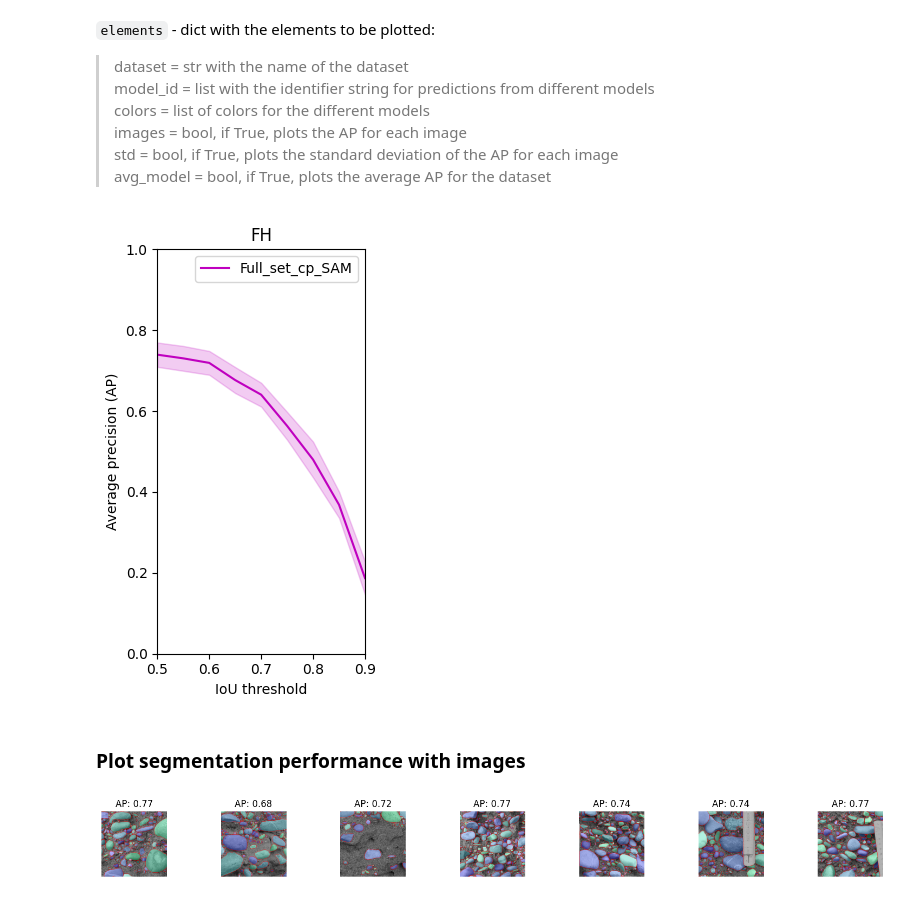
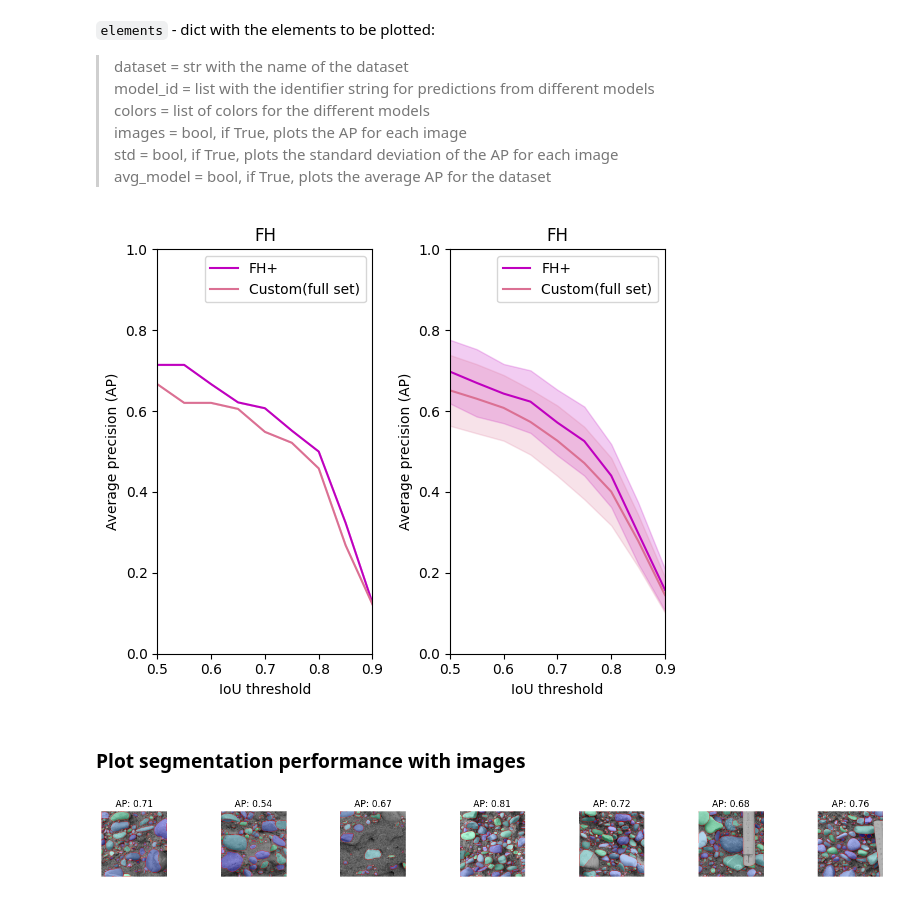
Before and after one commit to fionabyrne101/imagegrains, a Jupyter notebook: notebooks/1_image_segmentation.ipynb, the cells around one changed output. Drawn from its saved outputs; the diff is of its cells as text; code cells hidden in the pictures.

```diff
--- a/notebooks/1_image_segmentation.ipynb
+++ b/notebooks/1_image_segmentation.ipynb
@@ -105,0 +107,7 @@ pred_label_plot = plotting.inspect_predictions(imgs,preds,lbls,title='Full_set_c
+# %%
+#load the images and the predictions from file
+imgs,lbls,preds = data_loader.dataset_loader(image_path,label_str='mask',pred_str='fh_boosted_1_pred')
+#additonally load the predictions from the second model
+_,_,preds2 = data_loader.dataset_loader(image_path,label_str='mask',pred_str='custom_model_pred')
+#show the results
+pred_label_plot = plotting.inspect_predictions(imgs,preds,lbls,title='FH+ Predictions')
@@ -130,7 +140,8 @@ Returns
 #set the filters for the evaluation
 filters={'edge':[False,.05],'px_cutoff':[True,12]}
 #eval mAP for IoU values (by default 0.5, 0.55, 0.6, 0.65, 0.7, 0.75, 0.8, 0.85, 0.9, 0.95. 1.0)
-eval_results_full_set_cp_SAM= segmentation_helper.eval_set(imgs,lbls,preds,data_id='full_set_cp_SAM',filters=filters)
+eval_results_fh_boosted= segmentation_helper.eval_set(imgs,lbls,preds,data_id='FH_boosted',filters=filters)
+eval_results_full_set = segmentation_helper.eval_set(imgs,lbls,preds2,data_id='Custom_full_set',filters=filters)
 # %% [markdown]
 ### Plot segmentation performance
 The segmentation performance for a given dataset can be plotted a average precision over IoU thrshold curves. The results can be loaded from a `.pkl` file or directly passed from `eval_set()`. If a test/train split is used, the test indeces can be passed to differentiate the test from the train results in the `AP_IoU_plot()`. For the `AP_IoU_summary()` plot, only test results are plotted if test indeces are provided.
@@ -142,0 +154,4 @@ plotting.AP_IoU_plot(eval_results_full_set_cp_SAM,title='full_set_cp_SAM',test_i
+# %%
+plt.figure(figsize=(3,5))
+test_idxs2 = segmentation_helper.find_test_idxs(preds2)
+plotting.AP_IoU_plot(eval_results_full_set,title='Custom model (full_set)',test_idxs=test_idxs2)
@@ -151,26 +168,30 @@ plotting.AP_IoU_plot(eval_results_full_set_cp_SAM,title='full_set_cp_SAM',test_i
 # %%
 #configure the plot
 elem = {
     'dataset':'FH',
-    'model_id':['Full_set_cp_SAM'],
-    'colors':['m'],
+    'model_id':['FH+','Custom(full set)'],
+    'colors':['m','palevioletred'],
     'images':False,
     'std':True,
     'avg_model':True
     }
 
 #concatenate the test indices
-idx_list = [test_idxs1]
+idx_list = test_idxs1+test_idxs2
 
 #plot the results
-plt.figure(figsize=(3,5))
-ax2 = plt.subplot(111)
-plotting.AP_IoU_summary_plot([eval_results_full_set_cp_SAM],elem,ax=ax2)
+plt.figure(figsize=(6,5))
+plt.subplot(1,2,1)
+plt.title('FH - test set')
+plotting.AP_IoU_summary_plot([eval_results_fh_boosted,eval_results_full_set],elem,test_idx_list=idx_list)
+plt.subplot(1,2,2)
+plt.title('FH - all')
+plotting.AP_IoU_summary_plot([eval_results_fh_boosted,eval_results_full_set],elem)
 # %% [output]
-[figure, old version]
+[figure, new version]
 # %% [markdown]
 ### Plot segmentation performance with images
 # %%
-plotting.show_masks_set(preds,imgs,res_dict=eval_results_full_set_cp_SAM,show_ap50=True)
+plotting.show_masks_set(preds,imgs,res_dict=eval_results_fh_boosted,show_ap50=True)
 # %% [output]
-[figure, old version]
+[figure, new version]
```
Also changed, not shown: parts of 13 cells of this notebook, 2 other files.
